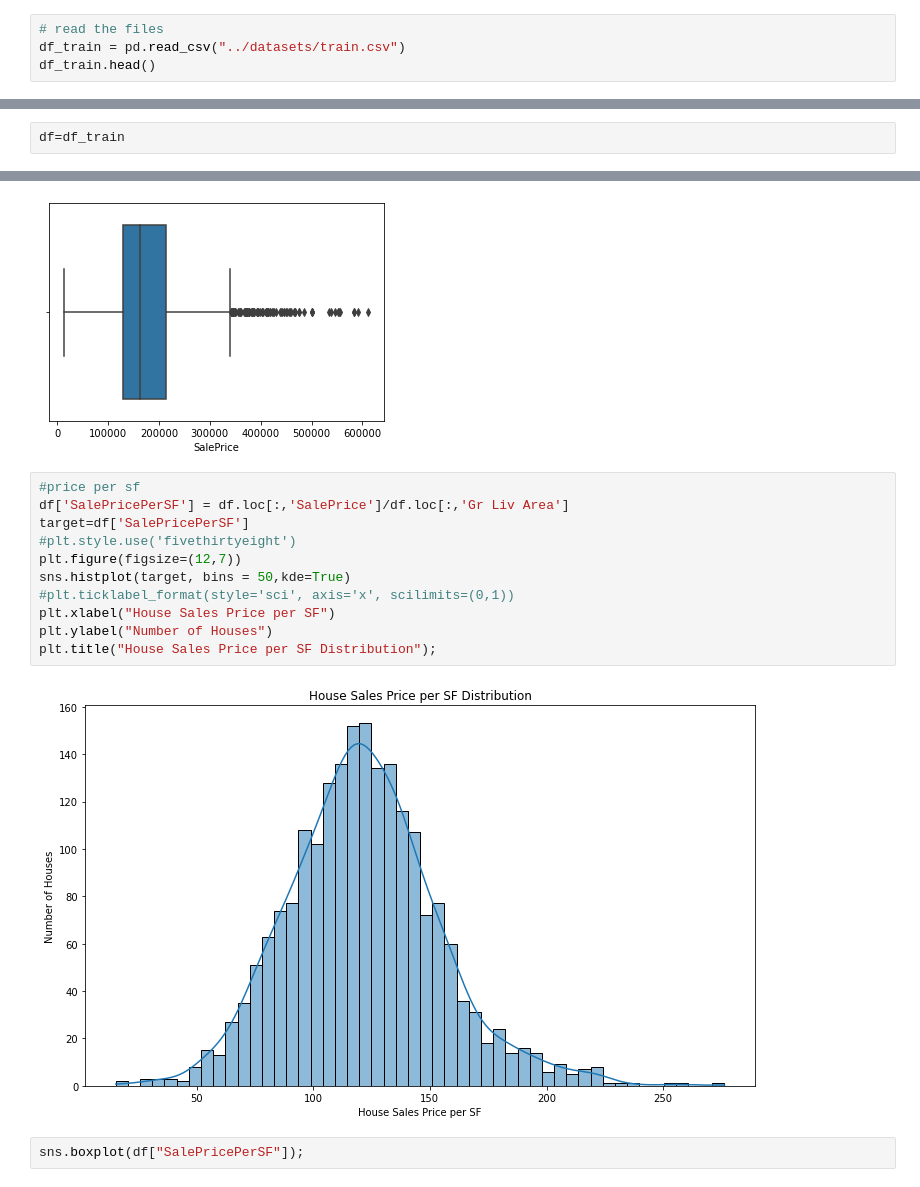
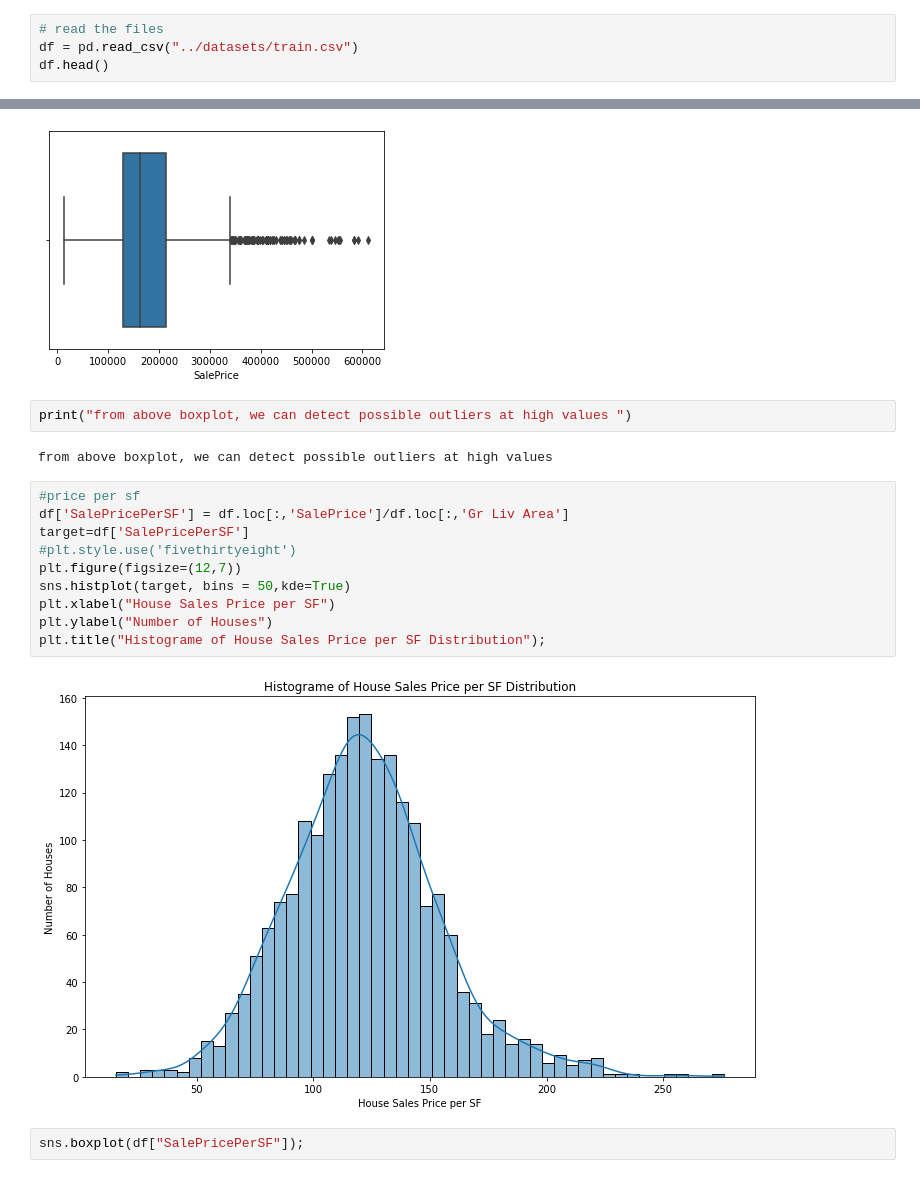
Before and after one commit to oliverfyh/Project-Ames-Housing-Data-and-Kaggle-Challenge, a Jupyter notebook: code/01_starter-code.ipynb, the cells around one changed output, grey strips where cells are left out. Cells and saved outputs as stored; diff of their text form.

```diff
--- a/code/01_starter-code.ipynb
+++ b/code/01_starter-code.ipynb
@@ -362,7 +413,7 @@ def plot_partial_dependence(model, X_train, feature):
 # %%
 # read the files
-df_train = pd.read_csv("../datasets/train.csv")
-df_train.head()
+df = pd.read_csv("../datasets/train.csv")
+df.head()
 # %% [output]
 |  | Id | PID | MS SubClass | MS Zoning | Lot Frontage | Lot Area | Street | Alley | Lot Shape | ... |
 | 0 | 109 | 533352170 | 60 | RL | NaN | 13517 | Pave | NaN | IR1 | ... |
@@ -373,2 +423,0 @@ df_train.head()
-# %%
-df=df_train
@@ -740,19 +803,22 @@ plt.title("House Sales Price Distribution");
 sns.boxplot(df["SalePrice"]);
 # %% [output]
 [figure]
+# %%
+print("from above boxplot, we can detect possible outliers at high values ")
+# %% [output]
+from above boxplot, we can detect possible outliers at high values
 # %%
 #price per sf
 df['SalePricePerSF'] = df.loc[:,'SalePrice']/df.loc[:,'Gr Liv Area']
 target=df['SalePricePerSF']
 #plt.style.use('fivethirtyeight')
 plt.figure(figsize=(12,7))
 sns.histplot(target, bins = 50,kde=True)
-#plt.ticklabel_format(style='sci', axis='x', scilimits=(0,1))
 plt.xlabel("House Sales Price per SF")
 plt.ylabel("Number of Houses")
-plt.title("House Sales Price per SF Distribution");
+plt.title("Histograme of House Sales Price per SF Distribution");
 # %% [output]
-[figure, old version]
+[figure, new version]
 # %%
 sns.boxplot(df["SalePricePerSF"]);
 # %% [output]
```
Also changed, not shown: parts of 127 cells of this notebook, 1 other file.
